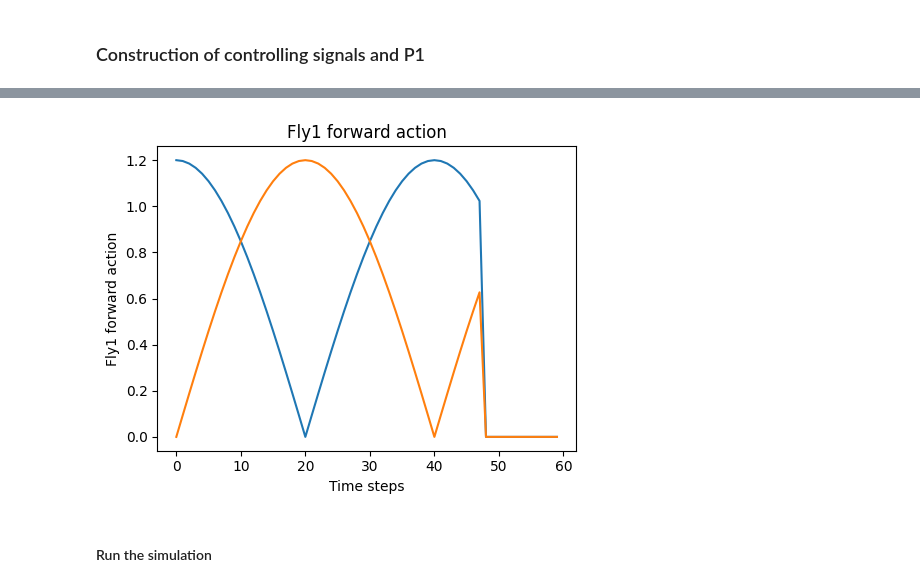
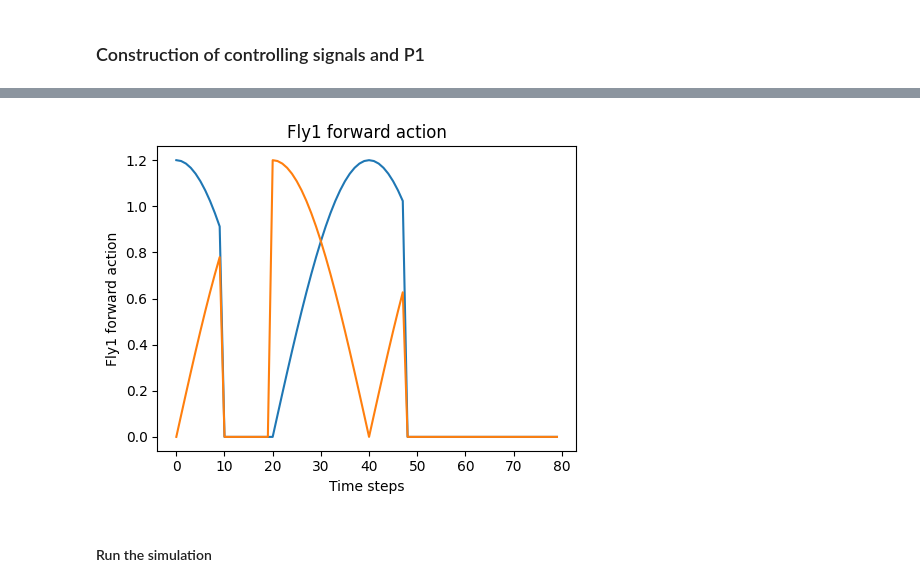
Before and after one commit to AndyPiantoni/ControlBehavProject, a Jupyter notebook: chasing.ipynb, the cells around one changed output, grey strips where cells are left out. Cells and saved outputs as stored; diff of their text form; code cells hidden in the pictures.

Commit message:
changed chasing with thresholds

```diff
--- a/chasing.ipynb
+++ b/chasing.ipynb
@@ -38,11 +38,11 @@ odor_gains = np.array([-500, 80])
 # %%
 timestep = 1e-4
 decision_interval = 0.05
-run_time = 3
+run_time = 4
 
 fly0 = OdorTaxisFly(  # This is the "chasing" fly (aka male fly)
-    name="0",
-    odor_threshold = 0.5,
+    name="male",
+    odor_threshold = 0.55,
     odor_dimensions=odor_dimensions,
     odor_gains=odor_gains,
     timestep=timestep,
@@ -53,10 +53,11 @@ fly0 = OdorTaxisFly(  # This is the "chasing" fly (aka male fly)
 
 
 fly1 = HybridTurningFly(  # This is the "chased" fly (aka female fly)
-    name="1",
+    name="female",
     timestep=timestep,
     enable_adhesion=True,
-    spawn_pos=(6, 0, 0.5),
+    enable_olfaction=True,
+    spawn_pos=(4, 0, 0),
 )
 
 
@@ -85,8 +86,8 @@ mov_birdeye_cam = arena.root_element.worldbody.add(
 #-------------------------------------------------------------------------------
 
 cam = Camera(
-    fly=fly0,
-    camera_id="Animat/camera_left", # This is not used as argument
+    fly=fly1,
+    camera_id="birdeye_cam", # This is not used as argument
     play_speed=0.5,
     window_size=(800, 608),
 )
@@ -98,3 +99,21 @@ sim = Simulation(
     arena=arena,
     timestep=timestep,
 )
+
+fly_names = [fly.name for fly in sim.flies]
+# %%
+for i in range(1):
+    obs, _, _, _, info = sim.step({
+                                "male": np.zeros(2),
+                                "female": np.zeros(2)
+                                })
+    sim.render()
+fig, ax = plt.subplots(1, 1, figsize=(10, 8), tight_layout=True)
+ax.imshow(cam._frames[-1])
+ax.axis("off")
+
+odor = obs["female"]["odor_intensity"].reshape((odor_dimensions, 2, 2))
+I = np.average(odor, axis=1, weights=[120, 1200])
+# Calculate the left-right asymmetry in the odor intensities
+I_l, I_r = I[:, 0], I[:, 1]
+print(I)
@@ -128,25 +160,28 @@ plot_signal(p1_signal, "P1 signal")
 # %%
 num_decision_steps = int(run_time / decision_interval)
 physics_steps_per_decision_step = int(decision_interval / timestep)
 
 t = np.arange(0, run_time, decision_interval)
 
 fly1_actions = (
     np.column_stack(
         [
             np.abs(np.cos(t * np.pi / 2)),
             np.abs(np.sin(t * np.pi / 2)),
         ]
     )
     * 1.2
 )
 
-# set the last 20% of the actions to 0
-fly1_actions[int(0.8 * num_decision_steps) :, :] = 0
+# set the last 30% of the actions to 0
+fly1_actions[int(0.6 * num_decision_steps) :, :] = 0
+
+# Let the fly stop after 0.5 seconds for 0.5 seconds
+fly1_actions[int(0.5 / decision_interval) : int(1 / decision_interval), :] = 0
 
 plot_signal(fly1_actions, "Fly1 forward action")
 # %% [output]
-[figure, old version]
+[figure, new version]
 # %% [markdown]
 #### Run the simulation
 # %%
```
Also changed, not shown: parts of 10 cells of this notebook.
